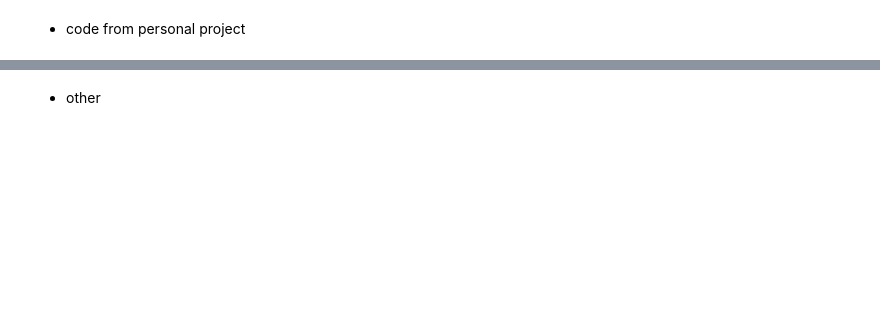
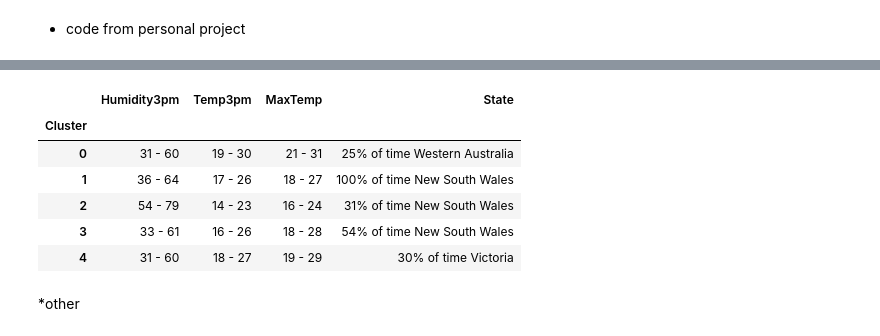
Before and after one commit to FernandoRocha88/WalkthroughProject, a Jupyter notebook: jupyter_notebooks/Cluster/Modeling and Evaluation - Cluster Sklearn.ipynb, the cells around one changed output, grey strips where cells are left out. Drawn from its saved outputs; the diff is of its cells as text; code cells hidden in the pictures; blank space fills up the shorter version.

```diff
--- a/jupyter_notebooks/Cluster/Modeling and Evaluation - Cluster Sklearn.ipynb
+++ b/jupyter_notebooks/Cluster/Modeling and Evaluation - Cluster Sklearn.ipynb
@@ -666,0 +855,3 @@ main_clusters_variables =  ['MaxTemp', 'Humidity3pm', 'Cloud9am', 'Temp3pm']
+# %%
+main_clusters_variables =  df_feature_importance['Attribute'].to_list() + ['State']
+main_clusters_variables
@@ -743,28 +969,9 @@ df_cluster_profile.head(3)
 # %%
-# in a acluster loop ==> .query(f"Cluster == {str(eval_cluster)}"). drop(['Cluster'],axis=1)
-
-
-DescriptionAllClusters = pd.DataFrame(columns=df_cluster_profile.columns) #X subsetado  no cluster, sem a variabelcluster
-
-
-
-for cluster in df_cluster_profile.sort_values(by='Clusters')['Clusters'].unique():
-  print(cluster)
-  EDA_ClusterSubset = df_cluster_profile.query(f"Clusters == {cluster}").drop(['Clusters'],axis=1)
-  ClusterDescription = Clusters_IndividualDescription(EDA_ClusterSubset,cluster)
-#   DescriptionAllClusters = DescriptionAllClusters.append(ClusterDescription)
-
-# DescriptionAllClusters.set_index(['Cluster'],inplace=True)
-
-# print("### Clusters Profile Summary")
-# print(
-#     f"* Numerical variables: shows range where most frequent values happen \n"
-#     f"* Categorical variable: shows the percetange of most frequent level")
-# print(DescriptionAllClusters)
-
 
 def Clusters_IndividualDescription(EDA_Cluster,cluster):
+
   ClustersDescription = pd.DataFrame(columns=EDA_Cluster.columns)
+
   for col in EDA_Cluster.columns:
     DescStats = EDA_Cluster[[col]].describe()
     if EDA_Cluster[col].dtypes == 'object':
@@ -773,23 +980,34 @@ def Clusters_IndividualDescription(EDA_Cluster,cluster):
       total = DescStats.iloc[0,0]
       CategoryPercentage = int(round(freq / total * 100,0))
       Description = f"{CategoryPercentage}% of time {category}"
-      flag = True
 
     else: # EDA_Cluster[col].dtypes != 'object':
       Q1 = int(round(DescStats.iloc[4,0],0))
       Q3 = int(round(DescStats.iloc[6,0],0))
       Description = f"{Q1} - {Q3}"
-      flag = True
 
-    # else: # column is not numerical or categorical
-    #   flag = False
+    ClustersDescription.at[0,col] = Description
+  ClustersDescription['Cluster'] = str(cluster)
+  return ClustersDescription
 
+DescriptionAllClusters = pd.DataFrame(columns=df_cluster_profile.drop(['Clusters'],axis=1).columns)
+for cluster in df_cluster_profile.sort_values(by='Clusters')['Clusters'].unique():
 
-    if flag: ClustersDescription.at[0,col] = Description
+    EDA_ClusterSubset = df_cluster_profile.query(f"Clusters == {cluster}").drop(['Clusters'],axis=1)
 
-  ClustersDescription['Cluster'] = cluster
+    ClusterDescription = Clusters_IndividualDescription(EDA_ClusterSubset,cluster)
+    DescriptionAllClusters = DescriptionAllClusters.append(ClusterDescription)
 
-  print(ClustersDescription)
-  return ClustersDescription
+DescriptionAllClusters.set_index(['Cluster'],inplace=True)
+# %%
+DescriptionAllClusters
+# %% [output]
+|  | Humidity3pm | Temp3pm | MaxTemp | State |
+| Cluster |  |  |  |  |
+| 0 | 31 - 60 | 19 - 30 | 21 - 31 | 25% of time Western Australia |
+| 1 | 36 - 64 | 17 - 26 | 18 - 27 | 100% of time New South Wales |
+| 2 | 54 - 79 | 14 - 23 | 16 - 24 | 31% of time New South Wales |
+| 3 | 33 - 61 | 16 - 26 | 18 - 28 | 54% of time New South Wales |
+| 4 | 31 - 60 | 18 - 27 | 19 - 29 | 30% of time Victoria |
 # %% [markdown]
-* other
+*other
```
Also changed, not shown: parts of 29 cells of this notebook.
